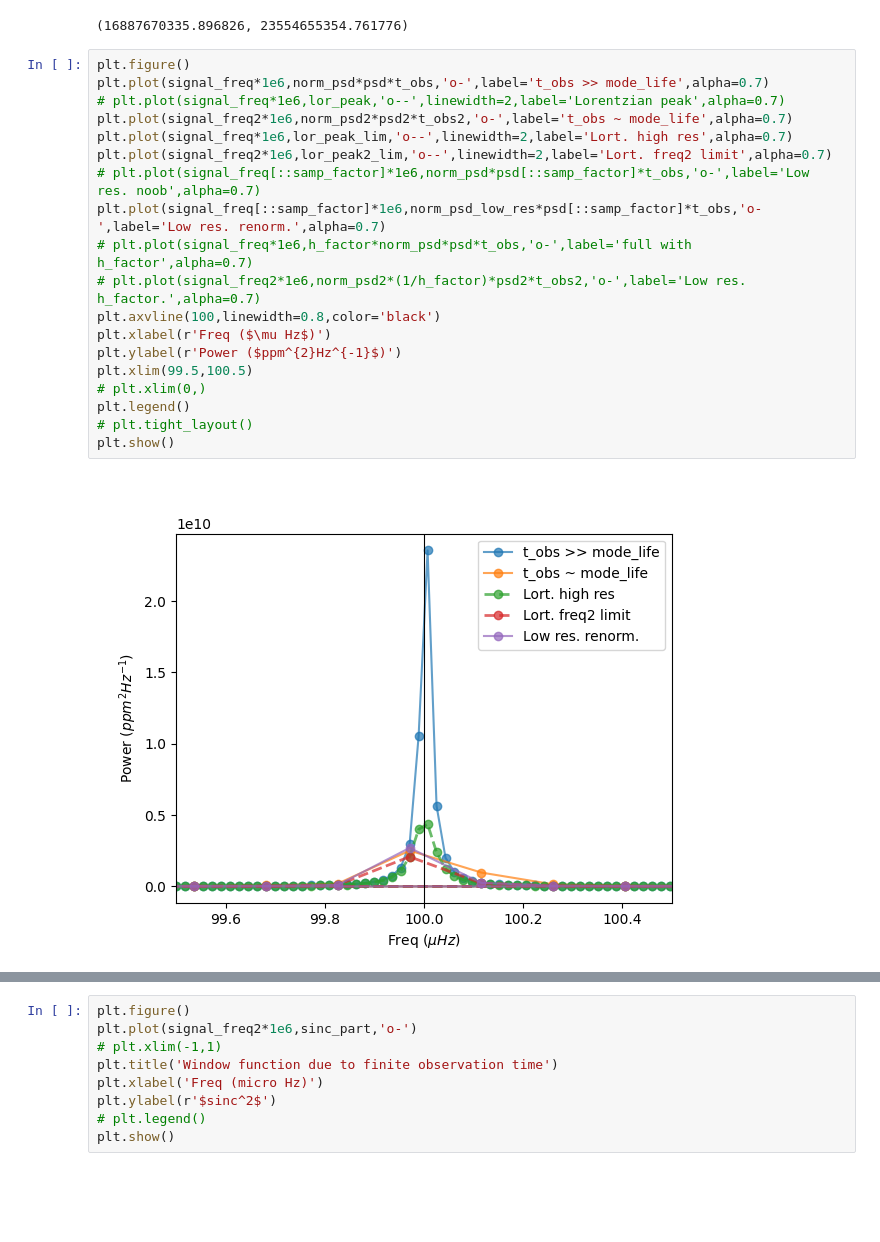
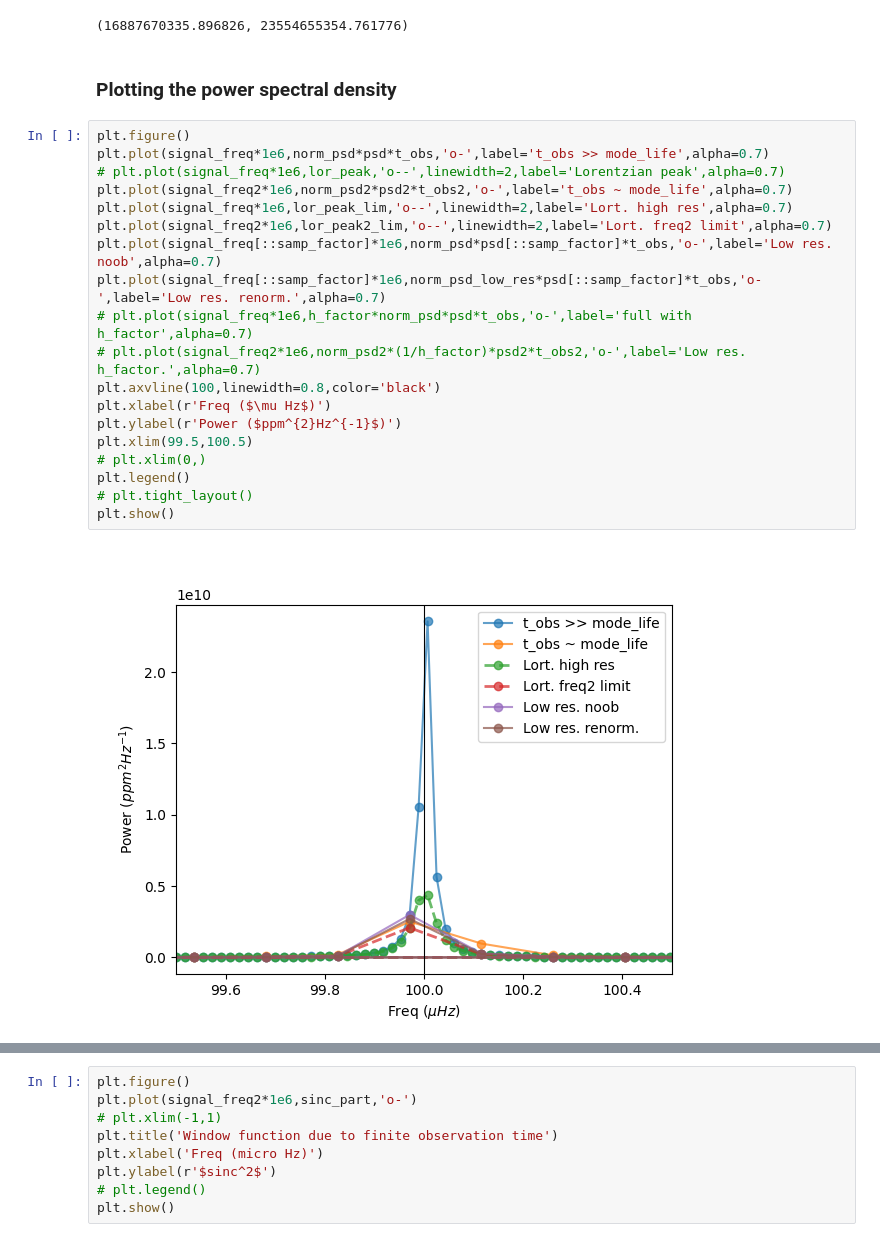
Before and after one commit to ghanghasnipun/damped-harmonic-oscillator, a Jupyter notebook: window_function_ft.ipynb, the cells around one changed output, grey strips where cells are left out. Saved outputs shown, nothing was run; the diff lists cells and outputs as text; blank space fills up the shorter version.

```diff
--- a/window_function_ft.ipynb
+++ b/window_function_ft.ipynb
@@ -142,27 +150,29 @@ lor_peak2_lim = lpeak_seismo(signal_freq2,100*1e-6,h_factor*np.max(norm_psd*psd*
 lor_peak.max(),np.max(norm_psd*psd*t_obs)
 # %% [output]
 (16887670335.896826, 23554655354.761776)
+# %% [markdown]
+### Plotting the power spectral density
 # %%
 plt.figure()
 plt.plot(signal_freq*1e6,norm_psd*psd*t_obs,'o-',label='t_obs >> mode_life',alpha=0.7)
 # plt.plot(signal_freq*1e6,lor_peak,'o--',linewidth=2,label='Lorentzian peak',alpha=0.7)
 plt.plot(signal_freq2*1e6,norm_psd2*psd2*t_obs2,'o-',label='t_obs ~ mode_life',alpha=0.7)
 plt.plot(signal_freq*1e6,lor_peak_lim,'o--',linewidth=2,label='Lort. high res',alpha=0.7)
 plt.plot(signal_freq2*1e6,lor_peak2_lim,'o--',linewidth=2,label='Lort. freq2 limit',alpha=0.7)
-# plt.plot(signal_freq[::samp_factor]*1e6,norm_psd*psd[::samp_factor]*t_obs,'o-',label='Low res. noob',alpha=0.7)
+plt.plot(signal_freq[::samp_factor]*1e6,norm_psd*psd[::samp_factor]*t_obs,'o-',label='Low res. noob',alpha=0.7)
 plt.plot(signal_freq[::samp_factor]*1e6,norm_psd_low_res*psd[::samp_factor]*t_obs,'o-',label='Low res. renorm.',alpha=0.7)
 # plt.plot(signal_freq*1e6,h_factor*norm_psd*psd*t_obs,'o-',label='full with h_factor',alpha=0.7)
 # plt.plot(signal_freq2*1e6,norm_psd2*(1/h_factor)*psd2*t_obs2,'o-',label='Low res. h_factor.',alpha=0.7)
 plt.axvline(100,linewidth=0.8,color='black')
 plt.xlabel(r'Freq ($\mu Hz$)')
 plt.ylabel(r'Power ($ppm^{2}Hz^{-1}$)')
 plt.xlim(99.5,100.5)
 # plt.xlim(0,)
 plt.legend()
 # plt.tight_layout()
 plt.show()
 # %% [output]
-[figure, old version]
+[figure, new version]
 # %%
 sinc_part = np.sinc(signal_freq2*t_obs2)**2
 sinc_part
```
Also changed, not shown: parts of 12 cells of this notebook.
